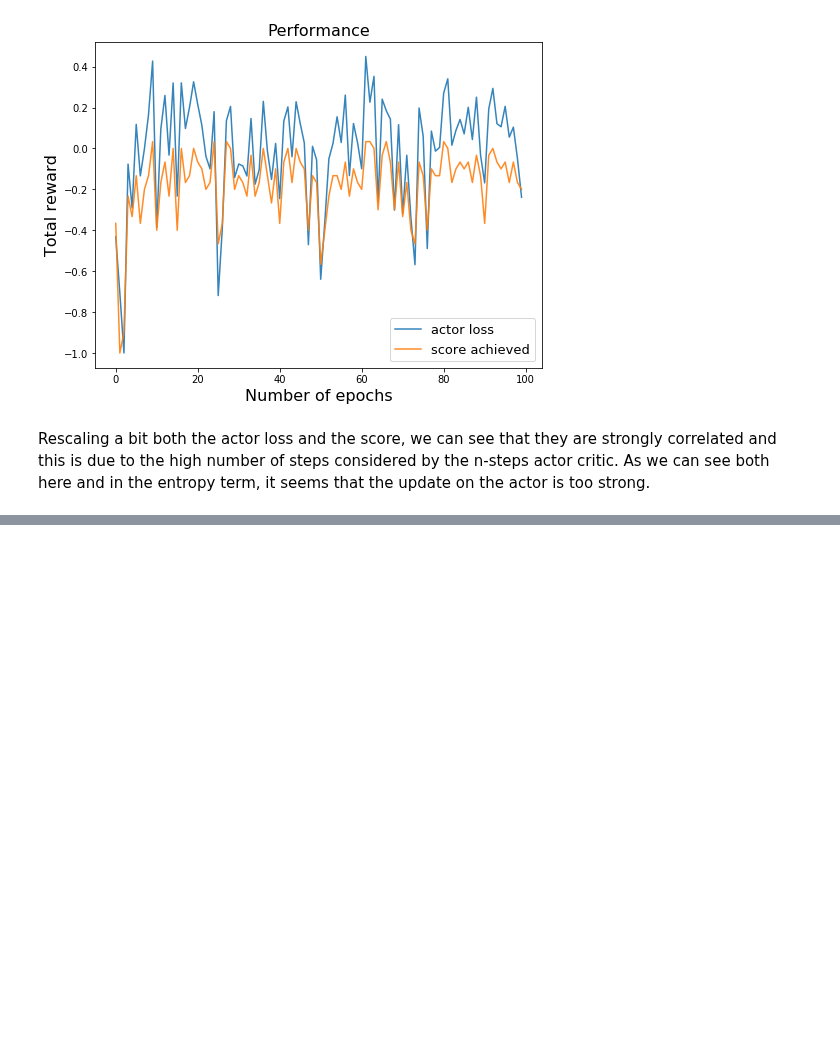
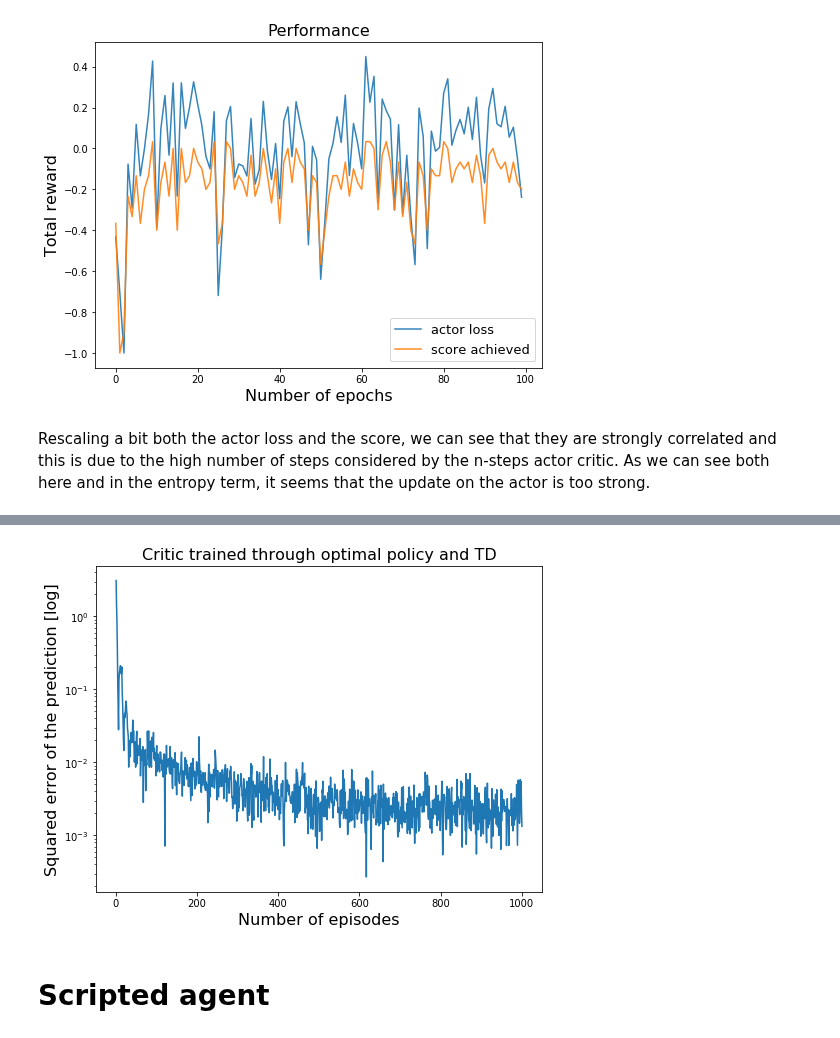
Before and after one commit to nicoladainese96/RelationalDeepRL, a Jupyter notebook: GreySandboxTesting.ipynb, the cells around one changed output, grey strips where cells are left out. Cells and saved outputs as stored; diff of their text form; code cells hidden in the pictures; blank space fills up the shorter version.

Commit message:
added scripted tests

```diff
--- a/GreySandboxTesting.ipynb
+++ b/GreySandboxTesting.ipynb
@@ -184,0 +469,25 @@ Rescaling a bit both the actor loss and the score, we can see that they are stro
+# %%
+def train_critic_TD(HPs, n_episodes = 100):
+
+    # Create environment
+    env = test_env.Sandbox(10, 10, [0,0], [9,9], max_steps=50)
+
+    critic = CriticAgentTD(**HPs)
+
+    losses = []
+    for e in range(n_episodes):
+        rewards, states, done, bootstrap = play_optimal(env)
+
+        loss = critic.update_TD(rewards, states, done, bootstrap)
+        losses.append(loss)
+
+        if (e+1)%10 == 0:
+            print("Episode %d - loss: %.4f"%(e+1, np.mean(losses[-10:])))
+
+    return critic, losses
+# %%
+HPs = dict( lr=0.0003, gamma=0.99, TD=True, twin=True, tau=0.01, n_steps=40, n_kernels=96,
+           vocab_size = 117, n_dim=12, n_features=64, n_heads=4, n_attn_modules=2,
+           n_linears=4, max_pool=True, linear_size=10)
+# %%
+critic, losses = train_critic_TD(HPs, 1000)
@@ -184,0 +512,21 @@ Rescaling a bit both the actor loss and the score, we can see that they are stro
+# %%
+def plot_loss(losses, x='', y='', t='', xlog=False, ylog=False):
+    episodes = np.arange(len(losses)) + 1
+    plt.figure(figsize=(8,6))
+    plt.plot(episodes, losses)
+    plt.xlabel(x, fontsize=16)
+    plt.ylabel(y, fontsize=16)
+    plt.title(t, fontsize=16)
+    if xlog:
+        plt.xscale('log')
+    if ylog:
+        plt.yscale('log')
+# %%
+x = "Number of episodes"
+y = "Squared error of the prediction [log]"
+t = "Critic trained through optimal policy and TD"
+plot_loss(losses, x, y, t, ylog=True)
+# %% [output]
+[figure, added]
+# %% [markdown]
+# Scripted agent
```
Also changed, not shown: parts of 18 cells of this notebook, 5 other files.
